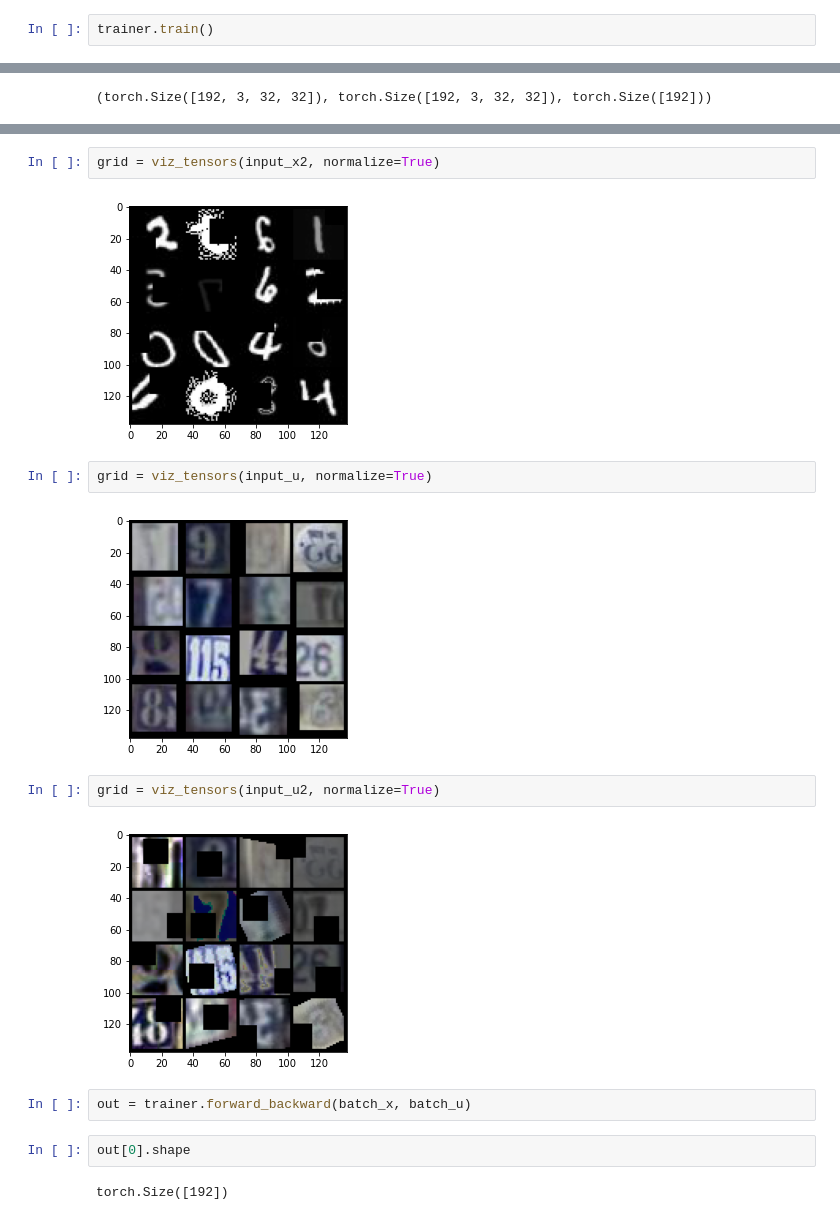
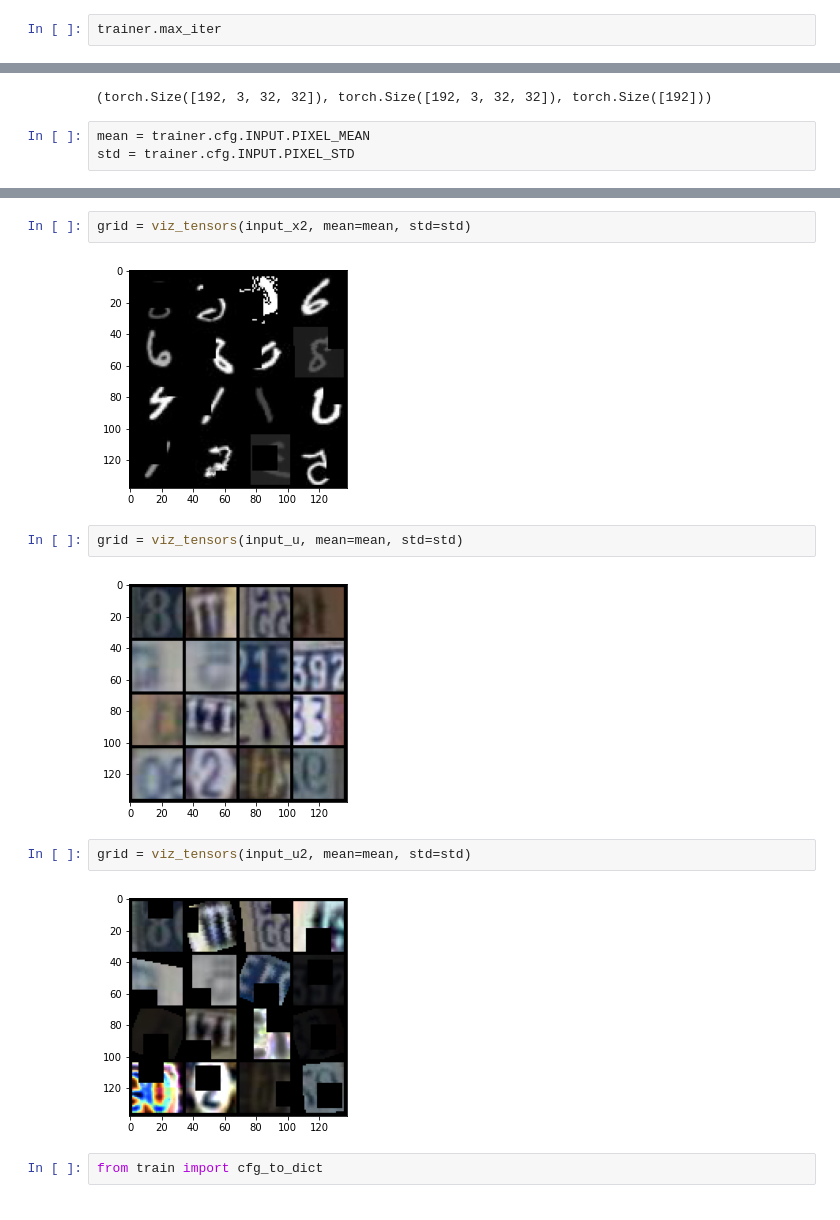
Before and after one commit to yizhe-ang/AdaMatch-PyTorch, a Jupyter notebook: notebooks/test.ipynb, the cells around one changed output, grey strips where cells are left out. Saved outputs shown, nothing was run; the diff lists cells and outputs as text.

```diff
--- a/notebooks/test.ipynb
+++ b/notebooks/test.ipynb
@@ -130,2 +131,2 @@ AttributeError: 'AdaMatch' object has no attribute 'num_batches'
 # %%
-trainer.train()
+trainer.max_iter
@@ -155,3 +160,6 @@ input_x.shape, input_x2.shape, label_x.shape
 input_u.shape, input_u2.shape, label_u.shape
 # %% [output]
 (torch.Size([192, 3, 32, 32]), torch.Size([192, 3, 32, 32]), torch.Size([192]))
+# %%
+mean = trainer.cfg.INPUT.PIXEL_MEAN
+std = trainer.cfg.INPUT.PIXEL_STD
@@ -162,18 +174,14 @@ grid = viz_tensors(input_x, normalize=True)
 # %%
-grid = viz_tensors(input_x2, normalize=True)
+grid = viz_tensors(input_x2, mean=mean, std=std)
 # %% [output]
-[figure, old version]
+[figure, new version]
 # %%
-grid = viz_tensors(input_u, normalize=True)
+grid = viz_tensors(input_u, mean=mean, std=std)
 # %% [output]
-[figure, old version]
+[figure, new version]
 # %%
-grid = viz_tensors(input_u2, normalize=True)
+grid = viz_tensors(input_u2, mean=mean, std=std)
 # %% [output]
-[figure, old version]
+[figure, new version]
-# %%
-out = trainer.forward_backward(batch_x, batch_u)
-# %%
-out[0].shape
-# %% [output]
-torch.Size([192])
+# %%
+from train import cfg_to_dict
```
Also changed, not shown: parts of 13 cells of this notebook, 10 other files.
